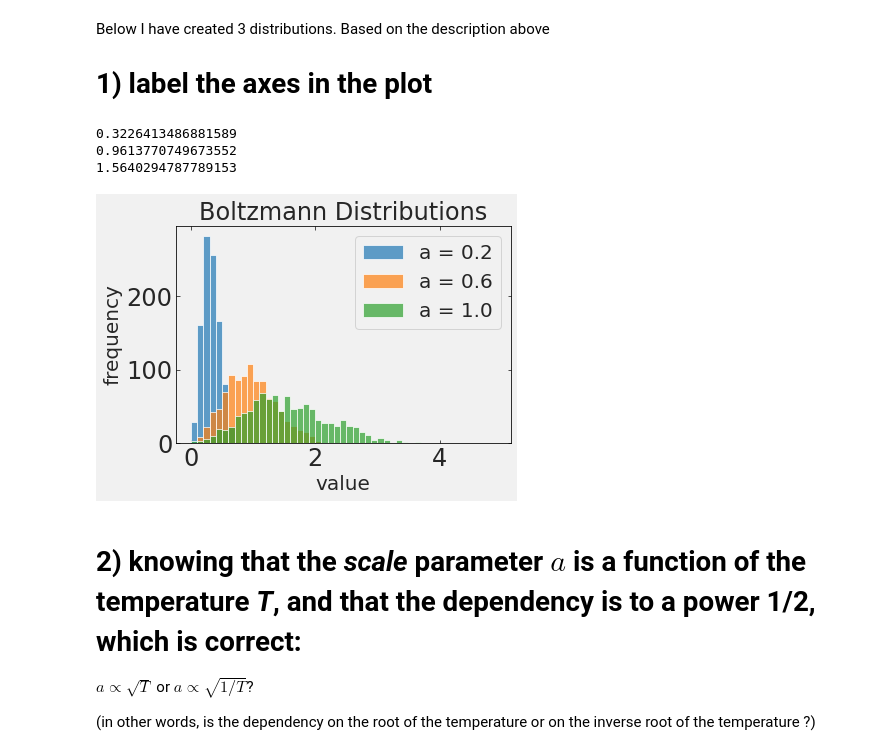
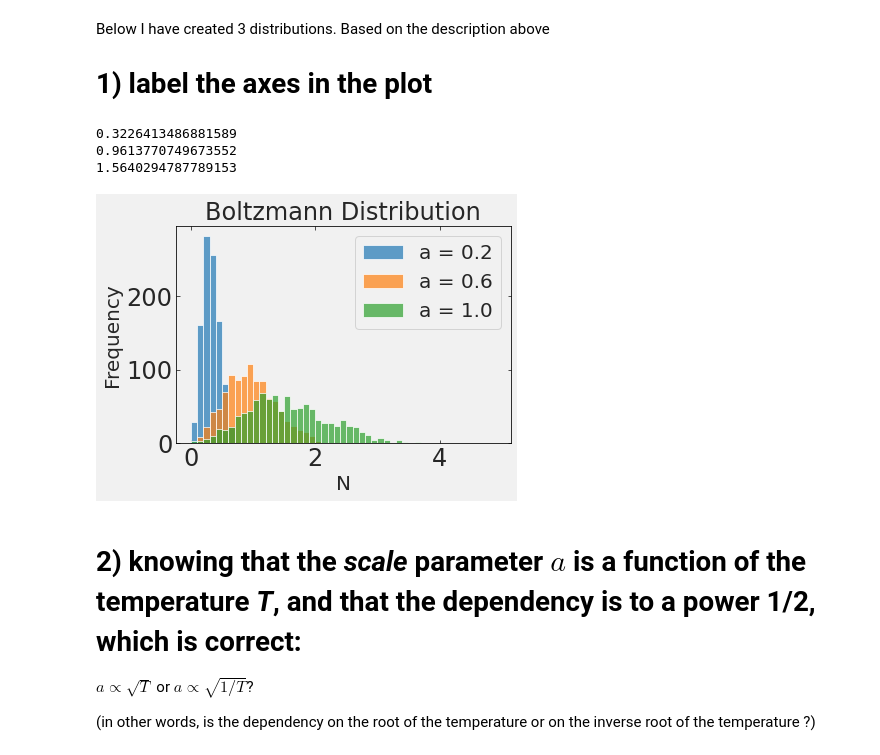
Before and after one commit to nkorzounUD/DSPS_NKorzoun, a Jupyter notebook: HW2/MBoltzmannDistribution.ipynb, the cells around one changed output. Saved outputs shown, nothing was run; the diff lists cells and outputs as text; code cells hidden in the pictures.

```diff
--- a/HW2/MBoltzmannDistribution.ipynb
+++ b/HW2/MBoltzmannDistribution.ipynb
@@ -29,20 +29,20 @@ Below I have created 3 distributions. Based on the description above
 # %%
 np.random.seed(420)
 np.random.randn(123)
 fig, ax = pl.subplots();
 for a in [0.2, 0.6, 1.0]:
     data = sp.stats.chi.rvs(df=3, scale=a, size=1000)  # could as well be sp.stats.maxwell.rvs(scale=a, size=1000)
     ax.hist(data, bins=np.arange(0,5,0.1), alpha=0.7,label="a = %.1f"%a);
     print(data.mean())
 pl.legend();
-ax.set_xlabel("value");
-ax.set_ylabel("frequency");
-pl.title("Boltzmann Distributions");
+ax.set_xlabel("N");
+ax.set_ylabel("Frequency");
+pl.title("Boltzmann Distribution");
 # %% [output]
 0.3226413486881589
 0.9613770749673552
 1.5640294787789153
-[figure, old version]
+[figure, new version]
 # %% [markdown]
 # 2) knowing that the *scale* parameter $a$  is a function of the temperature  *T*, and that the dependency is to a power 1/2, which is correct:
    **$a \propto \sqrt{T}$**  or **$a \propto \sqrt{1/T}$**?
```
Also changed, not shown: parts of 4 cells of this notebook, 1 other file.
